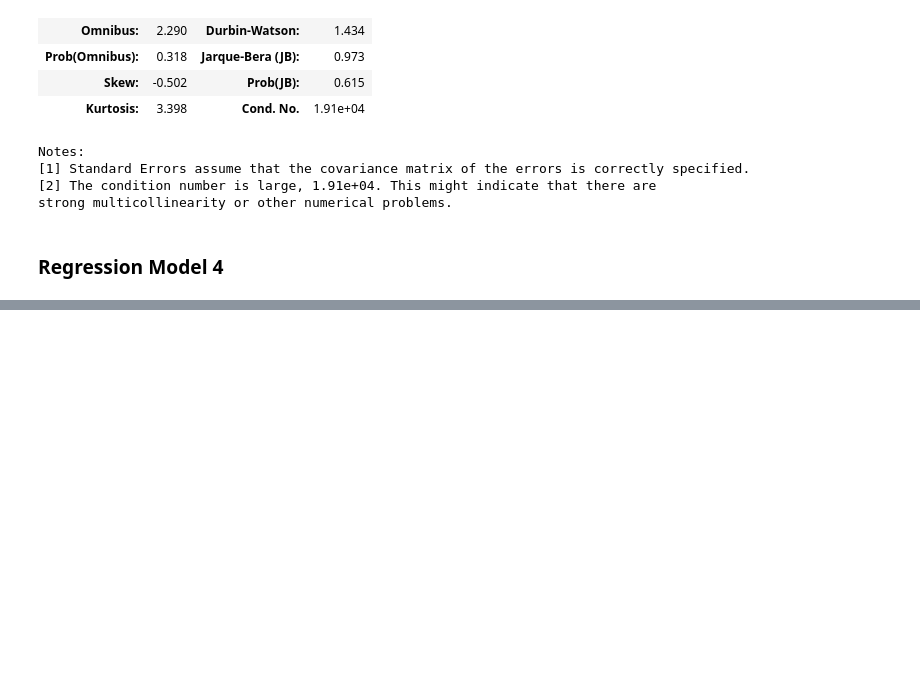
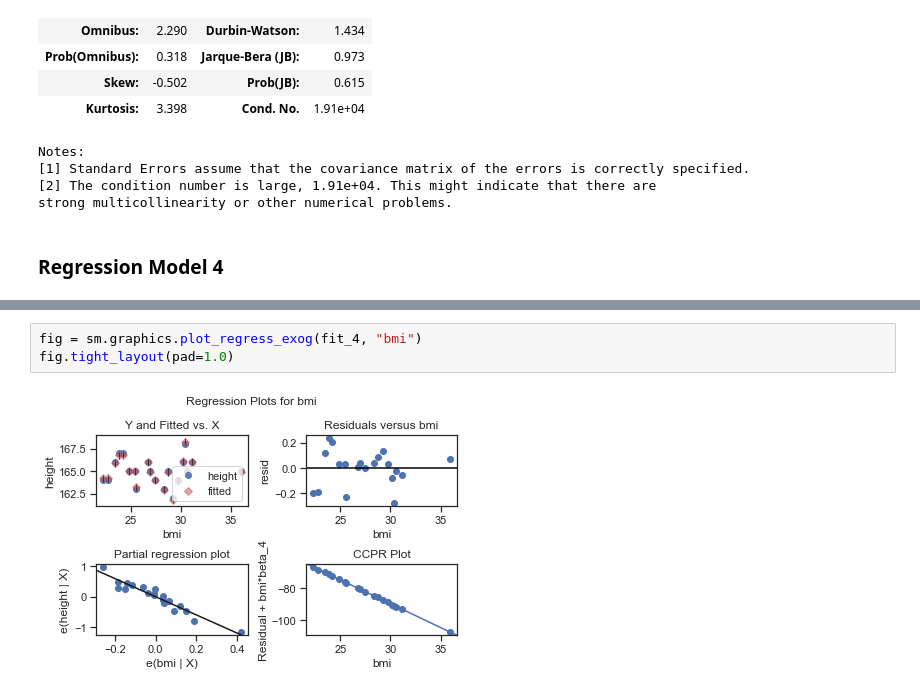
Before and after one commit to lenabinder1001/regression-height, a Jupyter notebook: models/regression-height.ipynb, the cells around one changed output, grey strips where cells are left out. Cells and saved outputs as stored; diff of their text form; blank space fills up the shorter version.

```diff
--- a/models/regression-height.ipynb
+++ b/models/regression-height.ipynb
@@ -300,0 +308,5 @@ strong multicollinearity or other numerical problems.
+# %%
+fig = sm.graphics.plot_regress_exog(fit_4, "bmi")
+fig.tight_layout(pad=1.0)
+# %% [output]
+[figure, added]
```
Also changed, not shown: parts of 6 cells of this notebook.
